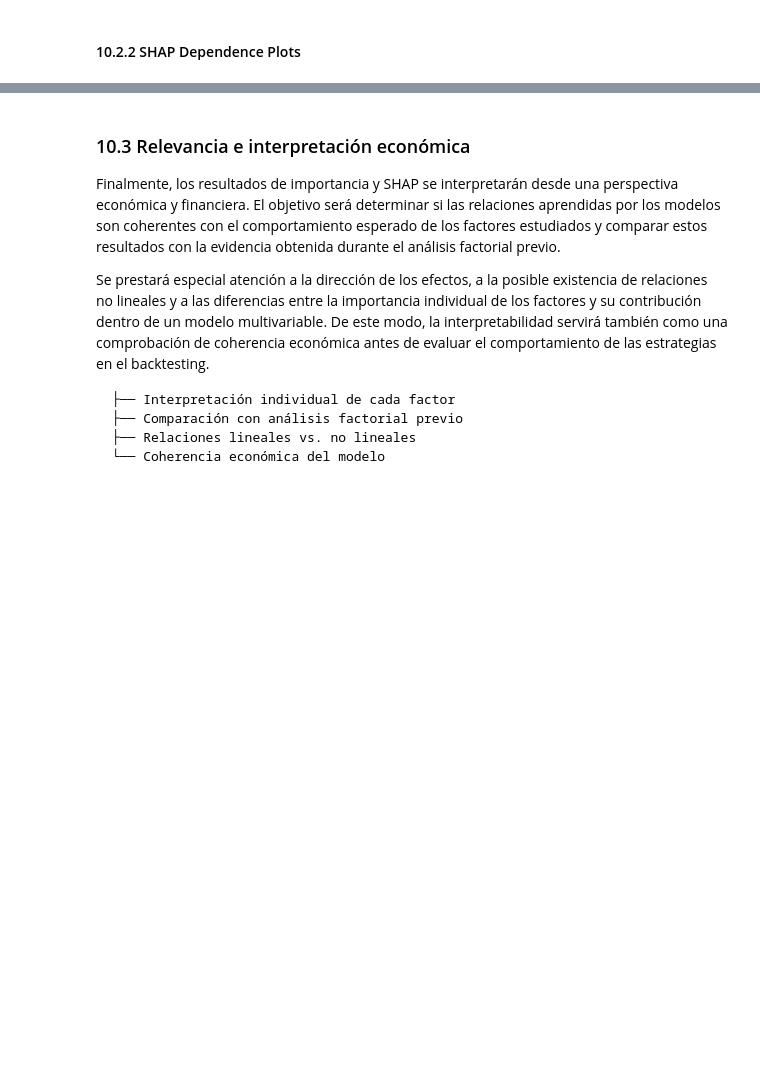
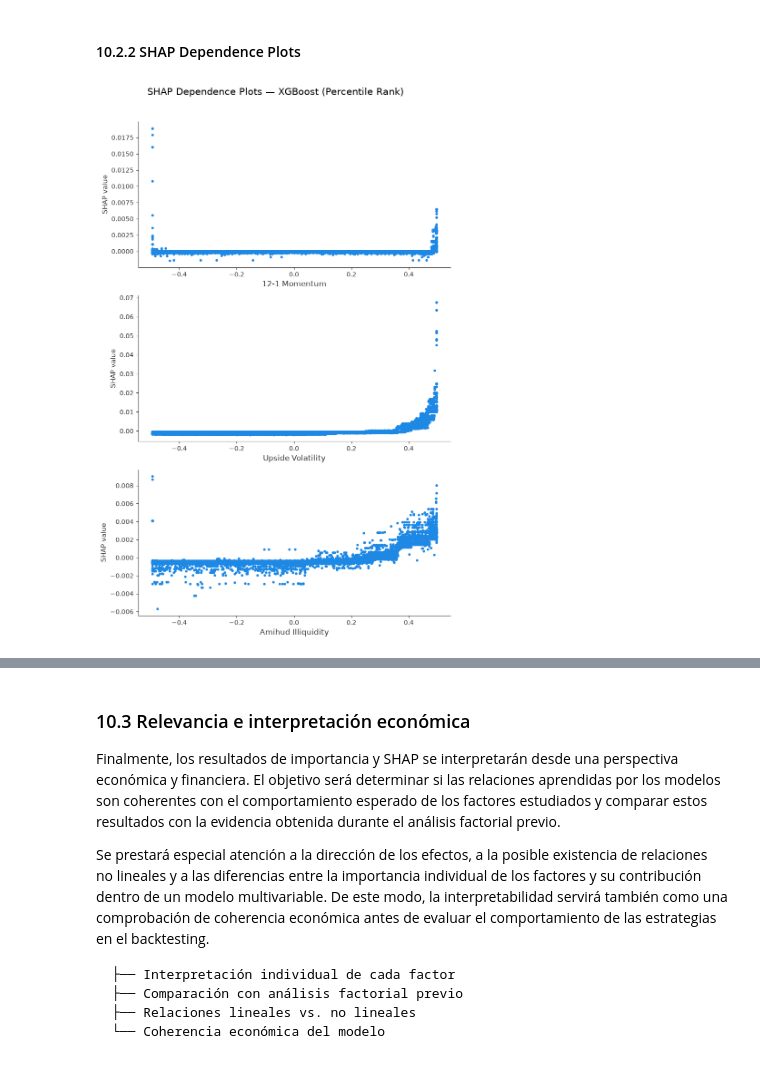
Before and after one commit to PalaciosDaniel/quant-portfolio-project, a Jupyter notebook: notebooks/06_factor_modeling.ipynb, the cells around one changed output, grey strips where cells are left out. Cells and saved outputs as stored; diff of their text form; code cells hidden in the pictures; blank space fills up the shorter version.

```diff
--- a/notebooks/06_factor_modeling.ipynb
+++ b/notebooks/06_factor_modeling.ipynb
@@ -3405,2 +3465,25 @@ df_shap_rf_rank.to_parquet(
 # %% [markdown]
 #### 10.2.2 SHAP Dependence Plots
+# %%
+feature_columns = [
+    "momentum_12_1_win_rank",
+    "upside_volatility_win_rank",
+    "log10_amihud_win_rank",
+]
+
+display_names = {
+    "momentum_12_1_win_rank": "12-1 Momentum",
+    "upside_volatility_win_rank": "Upside Volatility",
+    "log10_amihud_win_rank": "Amihud Illiquidity",
+}
+
+from src.models.evaluation import plot_shap_dependence_grid
+# %%
+plot_shap_dependence_grid(
+    df_shap=df_shap_xgb_rank,
+    feature_columns=feature_columns,
+    display_names=display_names,
+    model_name="XGBoost (Percentile Rank)",
+)
+# %% [output]
+[figure, added]
```
Also changed, not shown: parts of 10 cells of this notebook, 2 other files.
